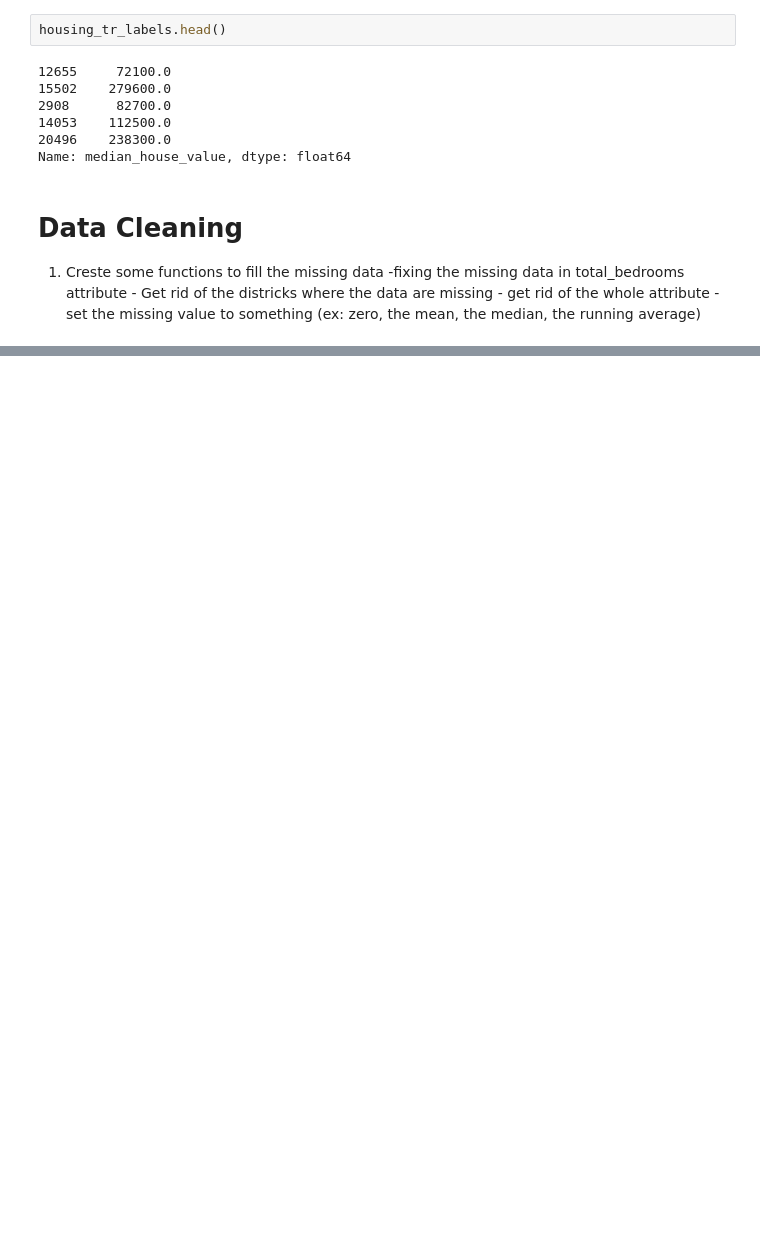
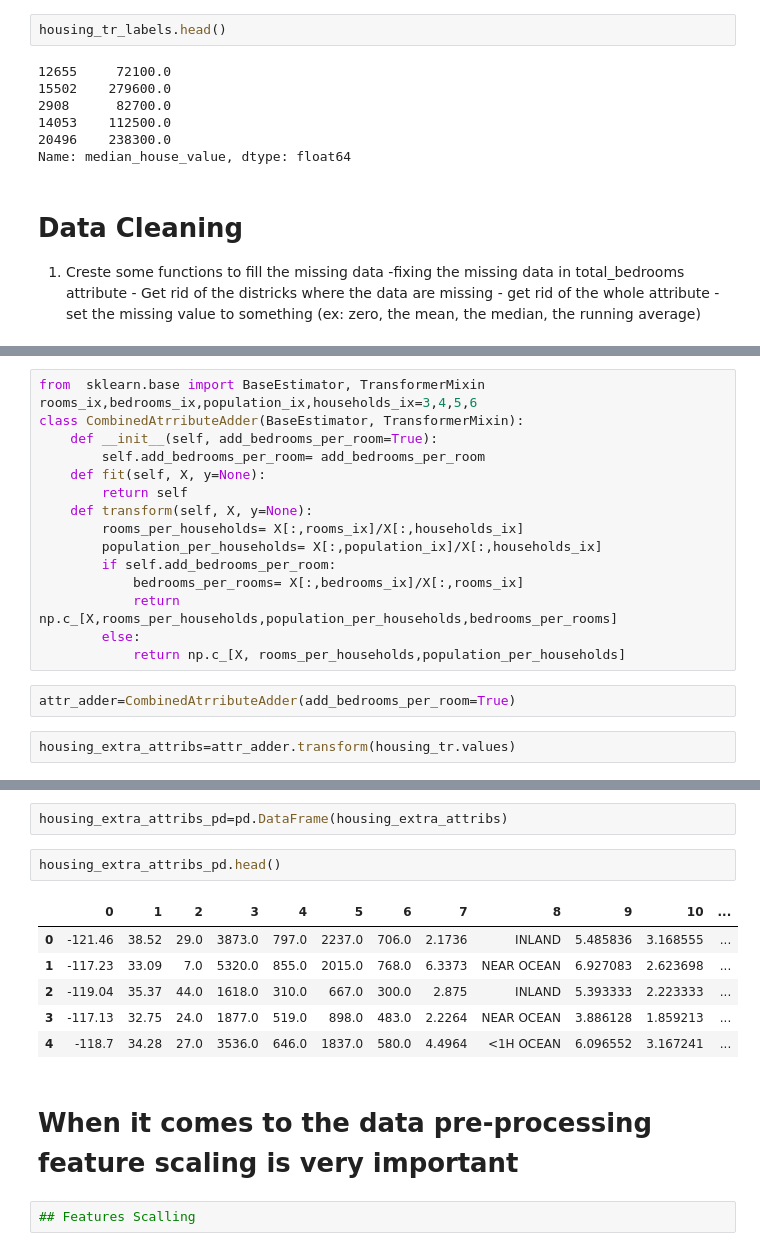
Before and after one commit to sandun7787/NearBay-Housing-Prediction, a Jupyter notebook: My_First_Code.ipynb, the cells around one changed output, grey strips where cells are left out. Cells and saved outputs as stored; diff of their text form; blank space fills up the shorter version.

Commit message:
pree processing

```diff
--- a/My_First_Code.ipynb
+++ b/My_First_Code.ipynb
@@ -519,0 +751,20 @@ Name: median_house_value, dtype: float64
+# %%
+from  sklearn.base import BaseEstimator, TransformerMixin
+rooms_ix,bedrooms_ix,population_ix,households_ix=3,4,5,6
+class CombinedAtrributeAdder(BaseEstimator, TransformerMixin):
+    def __init__(self, add_bedrooms_per_room=True):
+        self.add_bedrooms_per_room= add_bedrooms_per_room
+    def fit(self, X, y=None):
+        return self
+    def transform(self, X, y=None):
+        rooms_per_households= X[:,rooms_ix]/X[:,households_ix]
+        population_per_households= X[:,population_ix]/X[:,households_ix]
+        if self.add_bedrooms_per_room:
+            bedrooms_per_rooms= X[:,bedrooms_ix]/X[:,rooms_ix]
+            return np.c_[X,rooms_per_households,population_per_households,bedrooms_per_rooms]
+        else:
+            return np.c_[X, rooms_per_households,population_per_households]
+# %%
+attr_adder=CombinedAtrributeAdder(add_bedrooms_per_room=True)
+# %%
+housing_extra_attribs=attr_adder.transform(housing_tr.values)
@@ -519,0 +787,15 @@ Name: median_house_value, dtype: float64
+# %%
+housing_extra_attribs_pd=pd.DataFrame(housing_extra_attribs)
+# %%
+housing_extra_attribs_pd.head()
+# %% [output]
+|  | 0 | 1 | 2 | 3 | 4 | 5 | 6 | 7 | 8 | 9 | 10 | ... |
+| 0 | -121.46 | 38.52 | 29.0 | 3873.0 | 797.0 | 2237.0 | 706.0 | 2.1736 | INLAND | 5.485836 | 3.168555 | ... |
+| 1 | -117.23 | 33.09 | 7.0 | 5320.0 | 855.0 | 2015.0 | 768.0 | 6.3373 | NEAR OCEAN | 6.927083 | 2.623698 | ... |
+| 2 | -119.04 | 35.37 | 44.0 | 1618.0 | 310.0 | 667.0 | 300.0 | 2.875 | INLAND | 5.393333 | 2.223333 | ... |
+| 3 | -117.13 | 32.75 | 24.0 | 1877.0 | 519.0 | 898.0 | 483.0 | 2.2264 | NEAR OCEAN | 3.886128 | 1.859213 | ... |
+| 4 | -118.7 | 34.28 | 27.0 | 3536.0 | 646.0 | 1837.0 | 580.0 | 4.4964 | <1H OCEAN | 6.096552 | 3.167241 | ... |
+# %% [markdown]
+# When it comes to the data pre-processing feature scaling is very important
+# %%
+## Features Scalling
```
Also changed, not shown: parts of 33 cells of this notebook.
